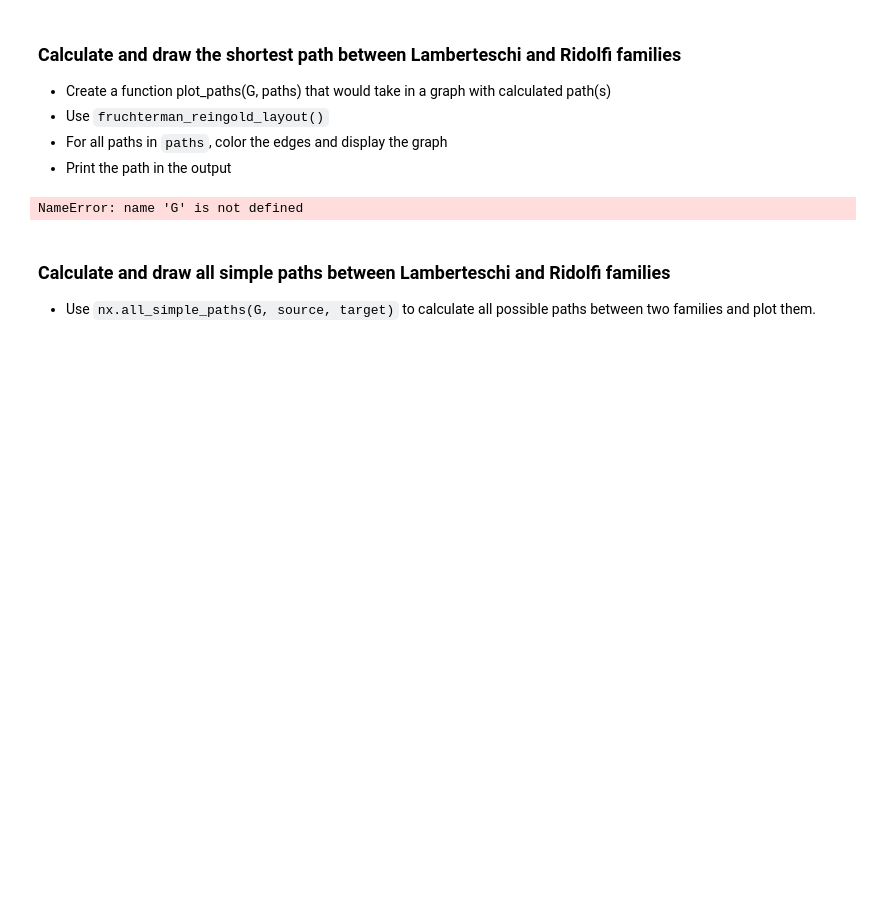
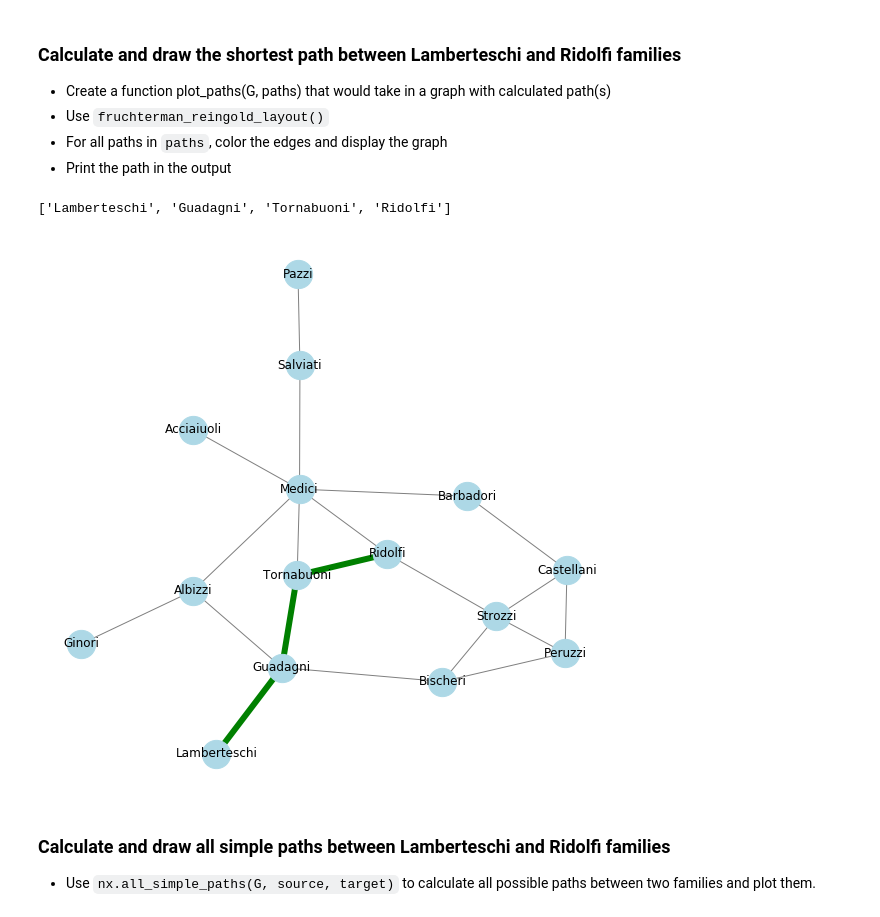
Before and after one commit to MissAle17/dsc-3-28-07-graph-theory-simple-shortest-path-lab-online-ds-sp-000, a Jupyter notebook: index.ipynb, the cells around one changed output. Cells and saved outputs as stored; diff of their text form; code cells hidden in the pictures; blank space fills up the shorter version.

```diff
--- a/index.ipynb
+++ b/index.ipynb
@@ -54,31 +54,32 @@ target = 'Ridolfi'
 # %%
 def plot_paths(G, paths):
     # Your code here
     plt.figure(figsize=(10,10))
     pos = nx.fruchterman_reingold_layout(G)
 
     #nodes
     nx.draw_networkx_nodes(G, pos=pos, node_size=800, node_color='lightblue')
     nx.draw_networkx_labels(G, pos=pos, labels={n: n for n in G})
 
     #edges
     nx.draw_networkx_edges(G, pos=pos, edge_color='grey')
     #color in the path
     for path in paths:
         edges = list(zip(path, path[1:]))
         nx.draw_networkx_edges(G, pos=pos, edgelist=edges, edge_color='green', width=6, )
 
      #Plot the graph
     ax = plt.gca()
     ax.set_axis_off()
     ax.grid(None)
 
 
-print(nx.shortest_path(, source, target))
+print(nx.shortest_path(FF, source, target))
 
-plot_paths(G, [nx.shortest_path(G, source, target)])
+plot_paths(FF, [nx.shortest_path(FF, source, target)])
 # %% [output]
-NameError: name 'G' is not defined
+['Lamberteschi', 'Guadagni', 'Tornabuoni', 'Ridolfi']
+[figure, added]
 # %% [markdown]
 ### Calculate and draw all simple paths between Lamberteschi and Ridolfi families
 - Use `nx.all_simple_paths(G, source, target)` to calculate all possible paths between two families and plot them.
```
Also changed, not shown: parts of 2 cells of this notebook.
